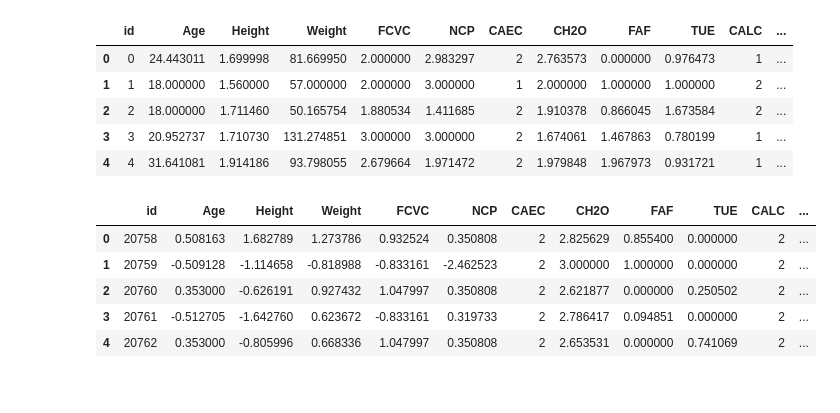
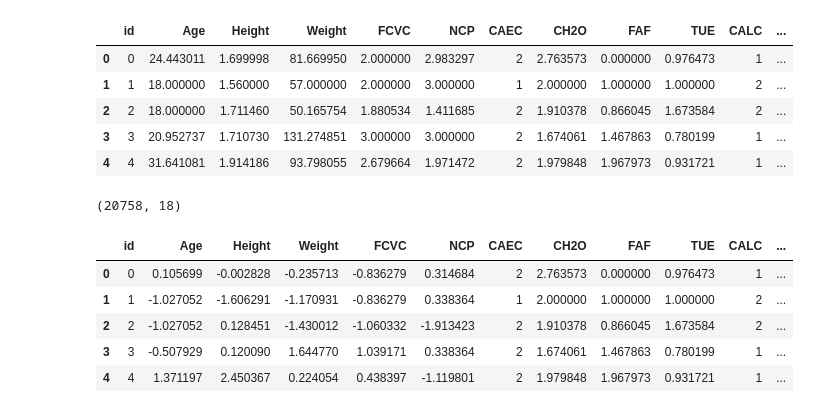
Before and after one commit to Egor53510/ML, a Jupyter notebook: Multi-ClassPrediction/Data.ipynb, the cells around one changed output. Saved outputs shown, nothing was run; the diff lists cells and outputs as text; code cells hidden in the pictures.

```diff
--- a/Multi-ClassPrediction/Data.ipynb
+++ b/Multi-ClassPrediction/Data.ipynb
@@ -92,13 +99,18 @@ for i in b:
     data_train[i] = sc.fit_transform(data_train[[i]])
     data_test[i] = sc.fit_transform(data_test[[i]])
 
-data_test.head()
+data_train.shape
 # %% [output]
-|  | id | Age | Height | Weight | FCVC | NCP | CAEC | CH2O | FAF | TUE | CALC | ... |
-| 0 | 20758 | 0.508163 | 1.682789 | 1.273786 | 0.932524 | 0.350808 | 2 | 2.825629 | 0.855400 | 0.000000 | 2 | ... |
-| 1 | 20759 | -0.509128 | -1.114658 | -0.818988 | -0.833161 | -2.462523 | 2 | 3.000000 | 1.000000 | 0.000000 | 2 | ... |
-| 2 | 20760 | 0.353000 | -0.626191 | 0.927432 | 1.047997 | 0.350808 | 2 | 2.621877 | 0.000000 | 0.250502 | 2 | ... |
-| 3 | 20761 | -0.512705 | -1.642760 | 0.623672 | -0.833161 | 0.319733 | 2 | 2.786417 | 0.094851 | 0.000000 | 2 | ... |
-| 4 | 20762 | 0.353000 | -0.805996 | 0.668336 | 1.047997 | 0.350808 | 2 | 2.653531 | 0.000000 | 0.741069 | 2 | ... |
+(20758, 18)
+# %%
+data_train['NObeyesdad'] = le.fit_transform(data_train['NObeyesdad'])
+data_train.head()
+# %% [output]
+|  | id | Age | Height | Weight | FCVC | NCP | CAEC | CH2O | FAF | TUE | CALC | ... |
+| 0 | 0 | 0.105699 | -0.002828 | -0.235713 | -0.836279 | 0.314684 | 2 | 2.763573 | 0.000000 | 0.976473 | 1 | ... |
+| 1 | 1 | -1.027052 | -1.606291 | -1.170931 | -0.836279 | 0.338364 | 1 | 2.000000 | 1.000000 | 1.000000 | 2 | ... |
+| 2 | 2 | -1.027052 | 0.128451 | -1.430012 | -1.060332 | -1.913423 | 2 | 1.910378 | 0.866045 | 1.673584 | 2 | ... |
+| 3 | 3 | -0.507929 | 0.120090 | 1.644770 | 1.039171 | 0.338364 | 2 | 1.674061 | 1.467863 | 0.780199 | 1 | ... |
+| 4 | 4 | 1.371197 | 2.450367 | 0.224054 | 0.438397 | -1.119801 | 2 | 1.979848 | 1.967973 | 0.931721 | 1 | ... |
 # %%
 X = data_train.drop(['NObeyesdad'], axis=1)
```
Also changed, not shown: parts of 11 cells of this notebook, 15 other files.
